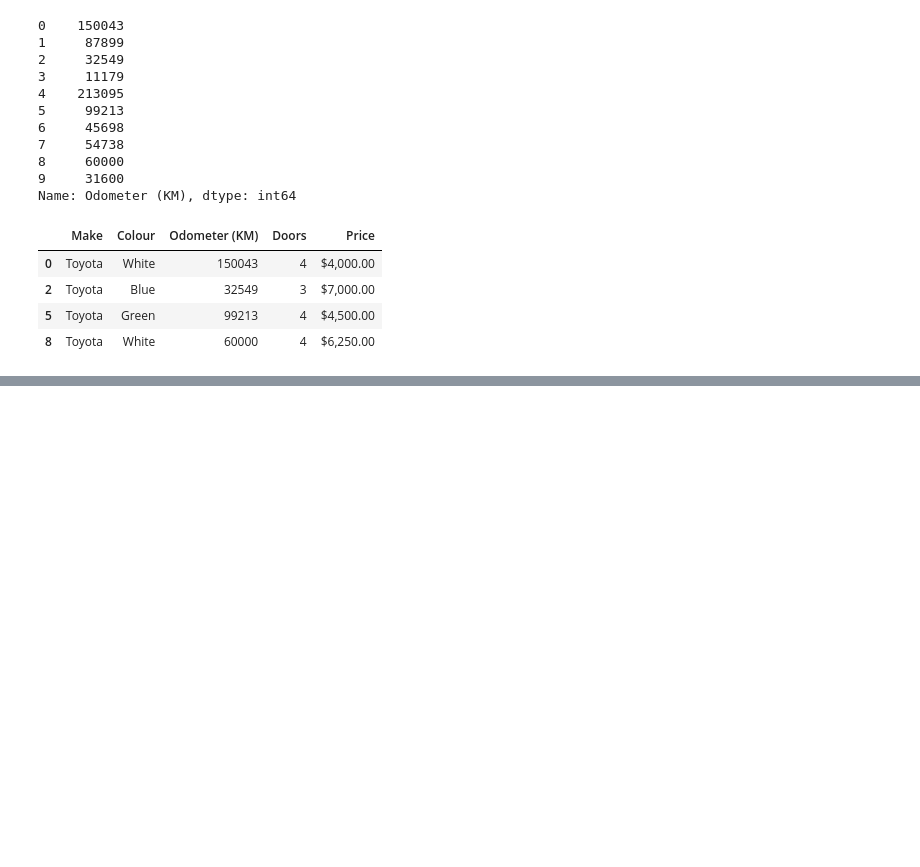
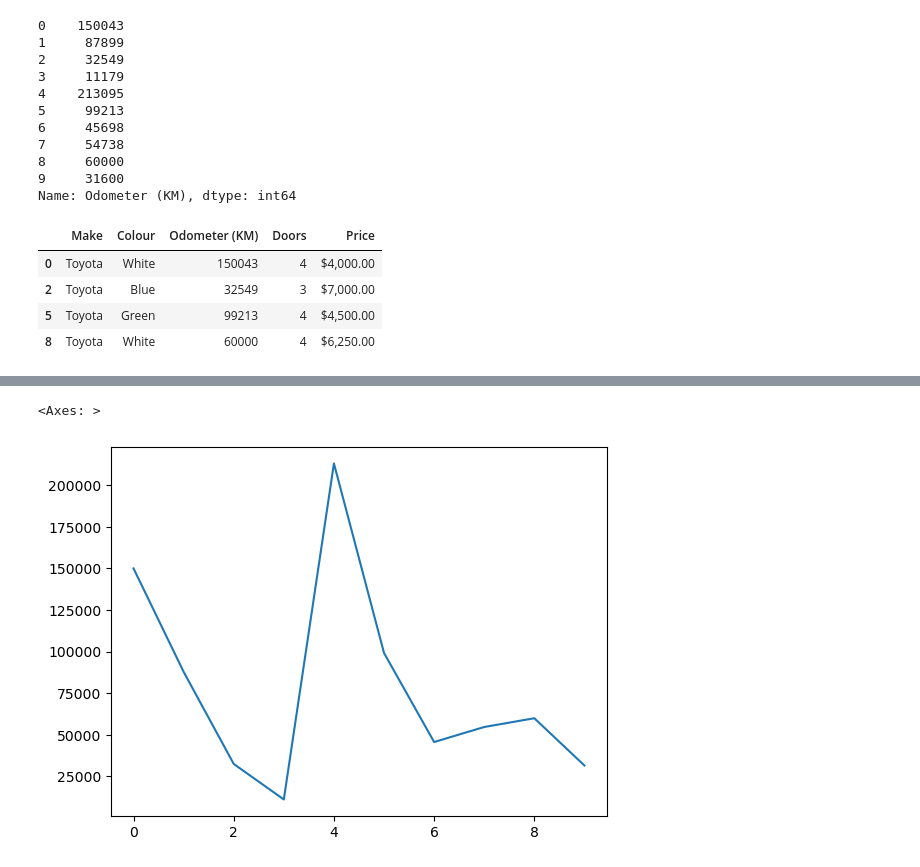
Before and after one commit to DevSen101/ML-Bootcamp, a Jupyter notebook: Pandas/Introduction-to-pandas.ipynb, the cells around one changed output, grey strips where cells are left out. Cells and saved outputs as stored; diff of their text form; code cells hidden in the pictures; blank space fills up the shorter version.

Commit message:
pandas: conditioning, crosstab, groupby, plot & histogram

```diff
--- a/Pandas/Introduction-to-pandas.ipynb
+++ b/Pandas/Introduction-to-pandas.ipynb
@@ -291,0 +327,6 @@ car_sales[car_sales["Make"] == "Toyota"]
+# %%
+# Plot
+car_sales["Odometer (KM)"].plot()
+# %% [output]
+<Axes: >
+[figure, added]
```
Also changed, not shown: parts of 6 cells of this notebook.
